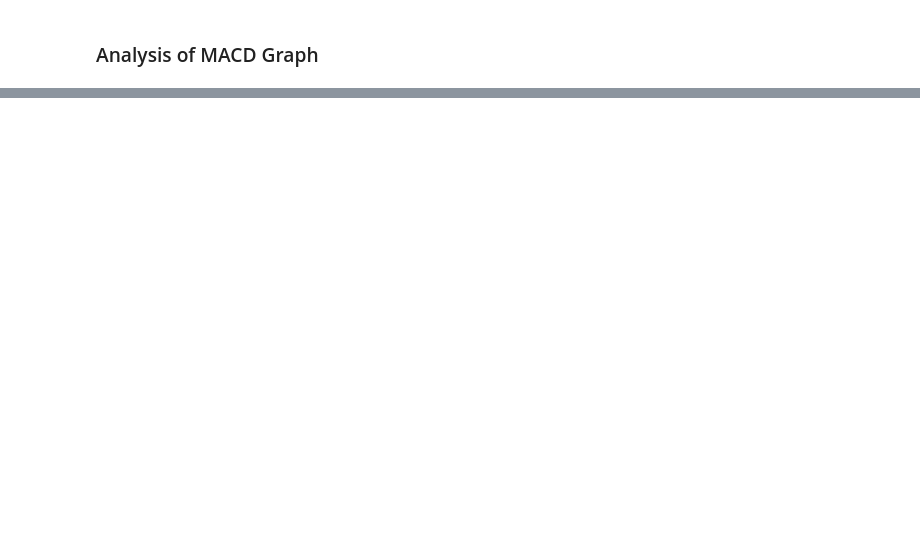
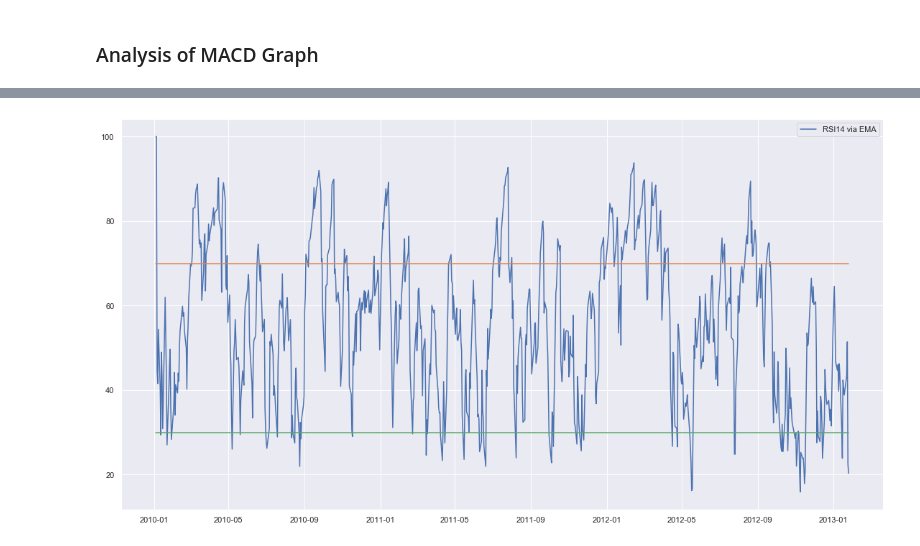
Before and after one commit to Vipul-Dass/Security-Analysis-and-Portfolio-Management-Classwork, a Jupyter notebook: Assignment 3/Assignment 3.ipynb, the cells around one changed output, grey strips where cells are left out. Cells and saved outputs as stored; diff of their text form; code cells hidden in the pictures; blank space fills up the shorter version.

```diff
--- a/Assignment 3/Assignment 3.ipynb
+++ b/Assignment 3/Assignment 3.ipynb
@@ -92,0 +134,5 @@ plt.show()
+# %%
+ma_up,ma_down = data['Returns'].copy(),data['Returns'].copy()
+# %%
+ma_up[ma_up < 0] = 0
+ma_down[ma_down>0] = 0
@@ -92,0 +163,14 @@ plt.show()
+# %%
+#RS
+rs_up = ma_up.ewm(span = spann).mean()
+rs_down = ma_down.abs().ewm(span = spann).mean()
+
+RS = (1+(rs_up/rs_down))
+RSI = 100-(100/RS)
+
+
+RSI = pd.DataFrame(RSI)
+# %%
+RSI['lower'] = 30
+RSI['Upper'] = 70
+RSI.head()
@@ -92,0 +185,9 @@ plt.show()
+# %%
+plt.figure(figsize =(19,10))
+plt.plot(RSI['Returns'],label = 'RSI14 via EMA')
+plt.plot(RSI['Upper'])
+plt.plot(RSI['lower'])
+plt.legend()
+plt.show()
+# %% [output]
+[figure, added]
```
Also changed, not shown: parts of 9 cells of this notebook.
